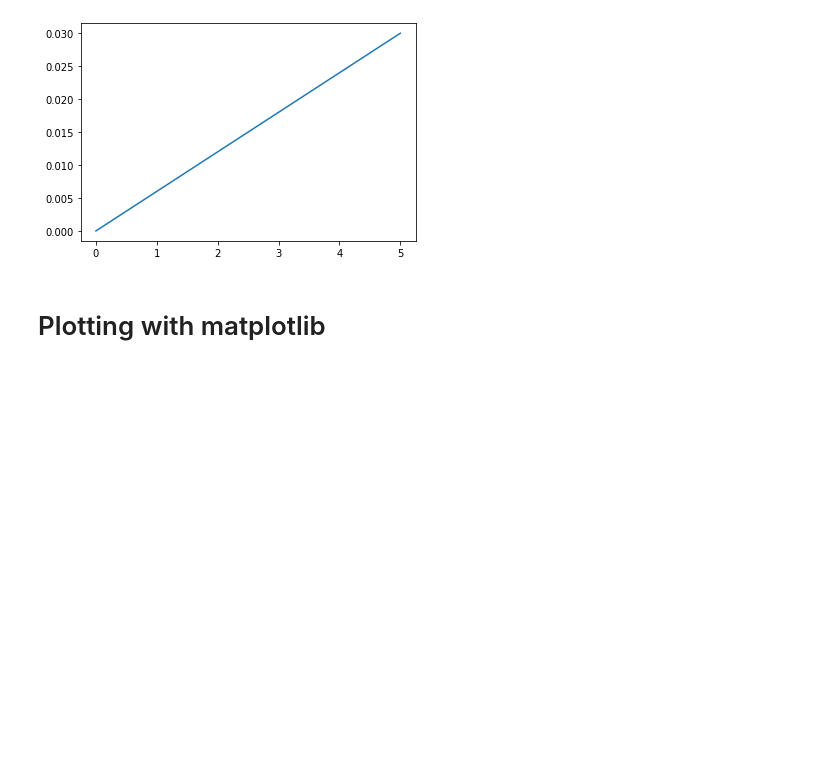
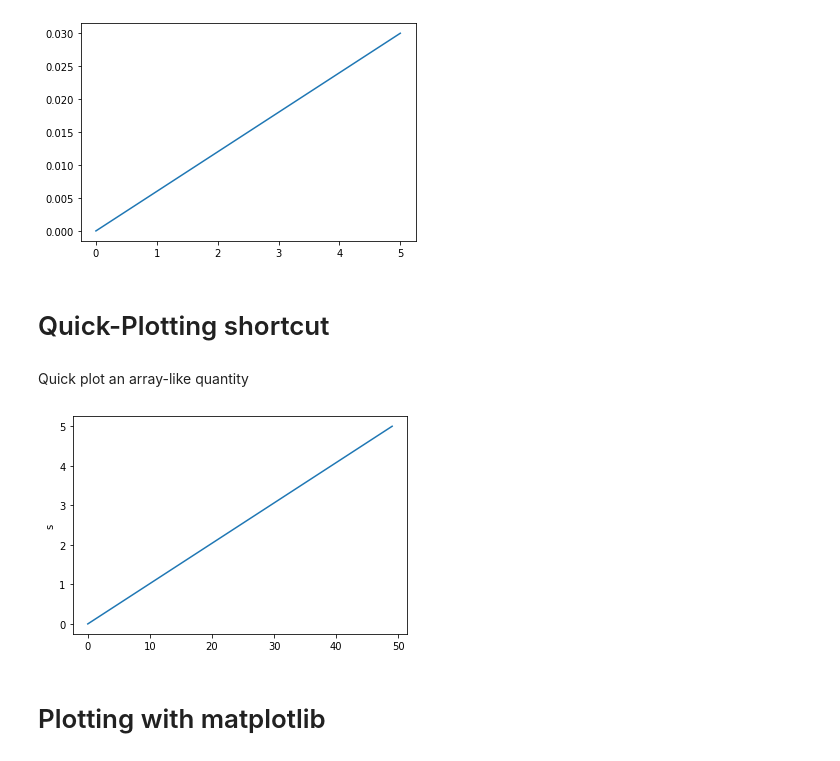
Before and after one commit to mocquin/physipy, a Jupyter notebook: docs/Plotting.ipynb, the cells around one changed output. Saved outputs shown, nothing was run; the diff lists cells and outputs as text; code cells hidden in the pictures; blank space fills up the shorter version.

Commit message:
add quick plotting example

```diff
--- a/docs/Plotting.ipynb
+++ b/docs/Plotting.ipynb
@@ -70,6 +68,14 @@ ax.plot(x, y, 'tab:blue')
 # %% [output]
 [<matplotlib.lines.Line2D at 0x...>]
 [figure]
+# %% [markdown]
+# Quick-Plotting shortcut
+# %% [markdown]
+Quick plot an array-like quantity
+# %%
+x.plot()
+# %% [output]
+[figure, added]
 # %% [markdown]
 # Plotting with matplotlib
 # %% [markdown]
```
Also changed, not shown: parts of 1 cell of this notebook.
